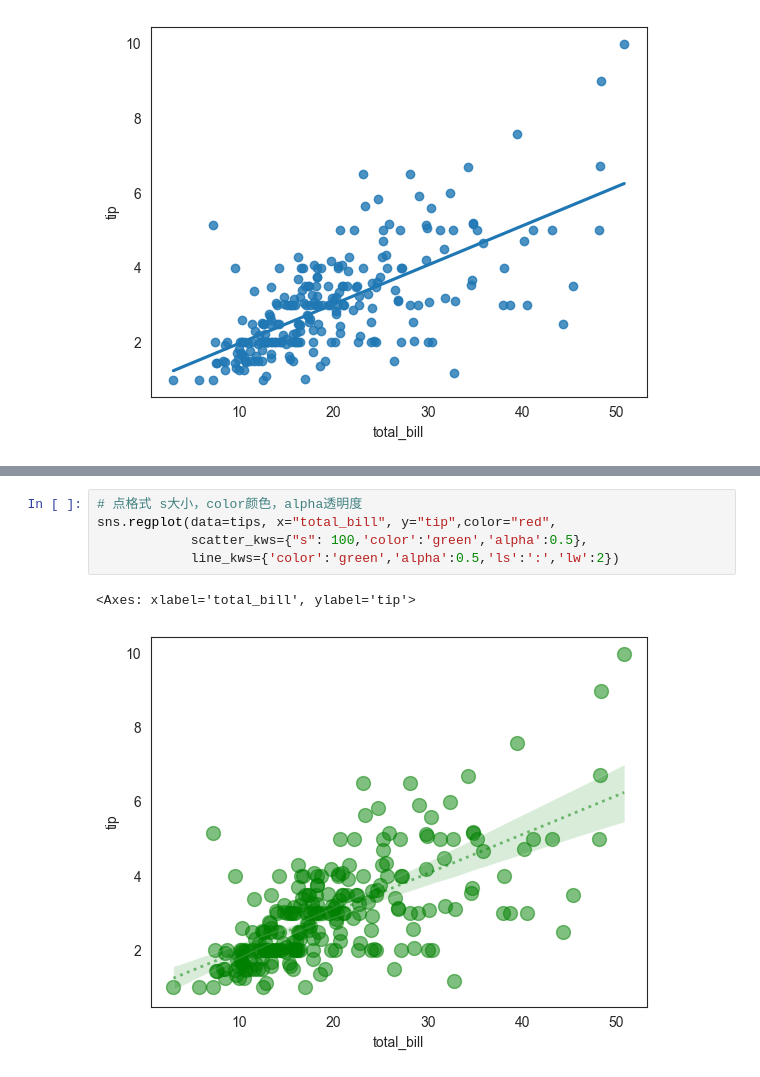
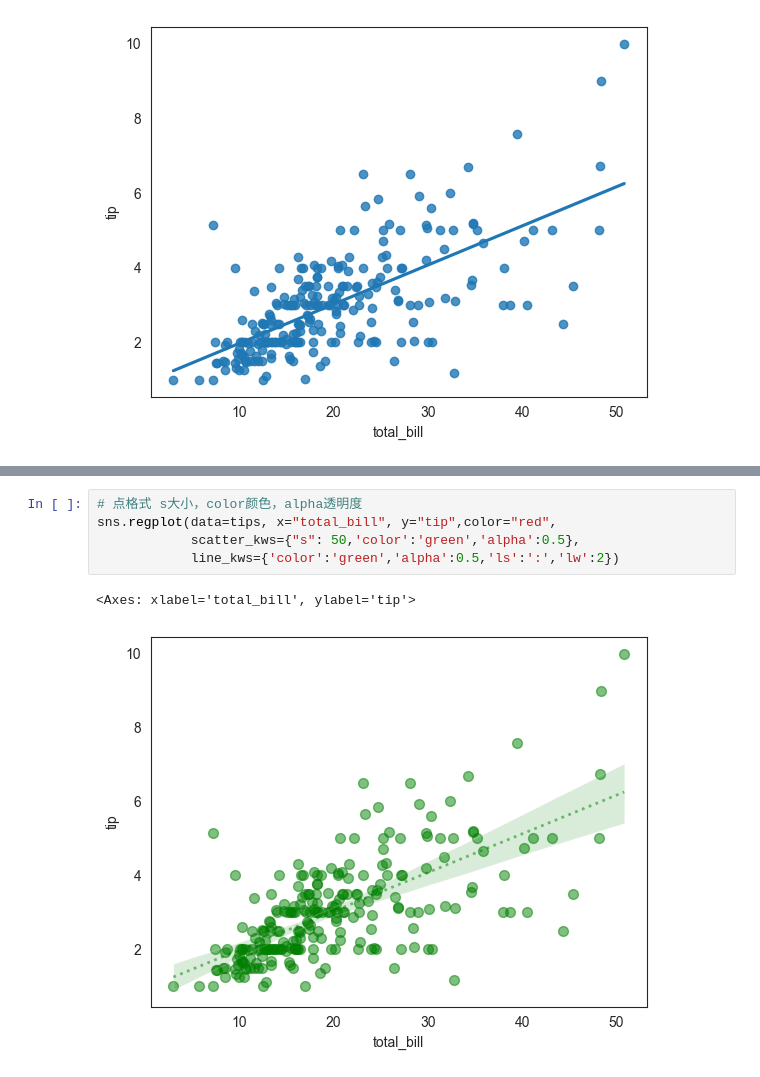
Before and after one commit to sufalling/bli, a Jupyter notebook: B绘图/线性回归图sns.regplot().ipynb, the cells around one changed output, grey strips where cells are left out. Saved outputs shown, nothing was run; the diff lists cells and outputs as text.

```diff
--- a/B绘图/线性回归图sns.regplot().ipynb
+++ b/B绘图/线性回归图sns.regplot().ipynb
@@ -106,8 +106,8 @@ sns.regplot(data=tips, x="total_bill", y="tip",ci=0.95)
 # %%
 # 点格式 s大小，color颜色，alpha透明度
 sns.regplot(data=tips, x="total_bill", y="tip",color="red",
-            scatter_kws={"s": 100,'color':'green','alpha':0.5},
+            scatter_kws={"s": 50,'color':'green','alpha':0.5},
             line_kws={'color':'green','alpha':0.5,'ls':':','lw':2})
 # %% [output]
 <Axes: xlabel='total_bill', ylabel='tip'>
-[figure, old version]
+[figure, new version]
```
Also changed, not shown: parts of 7 cells of this notebook, 8 other files.
